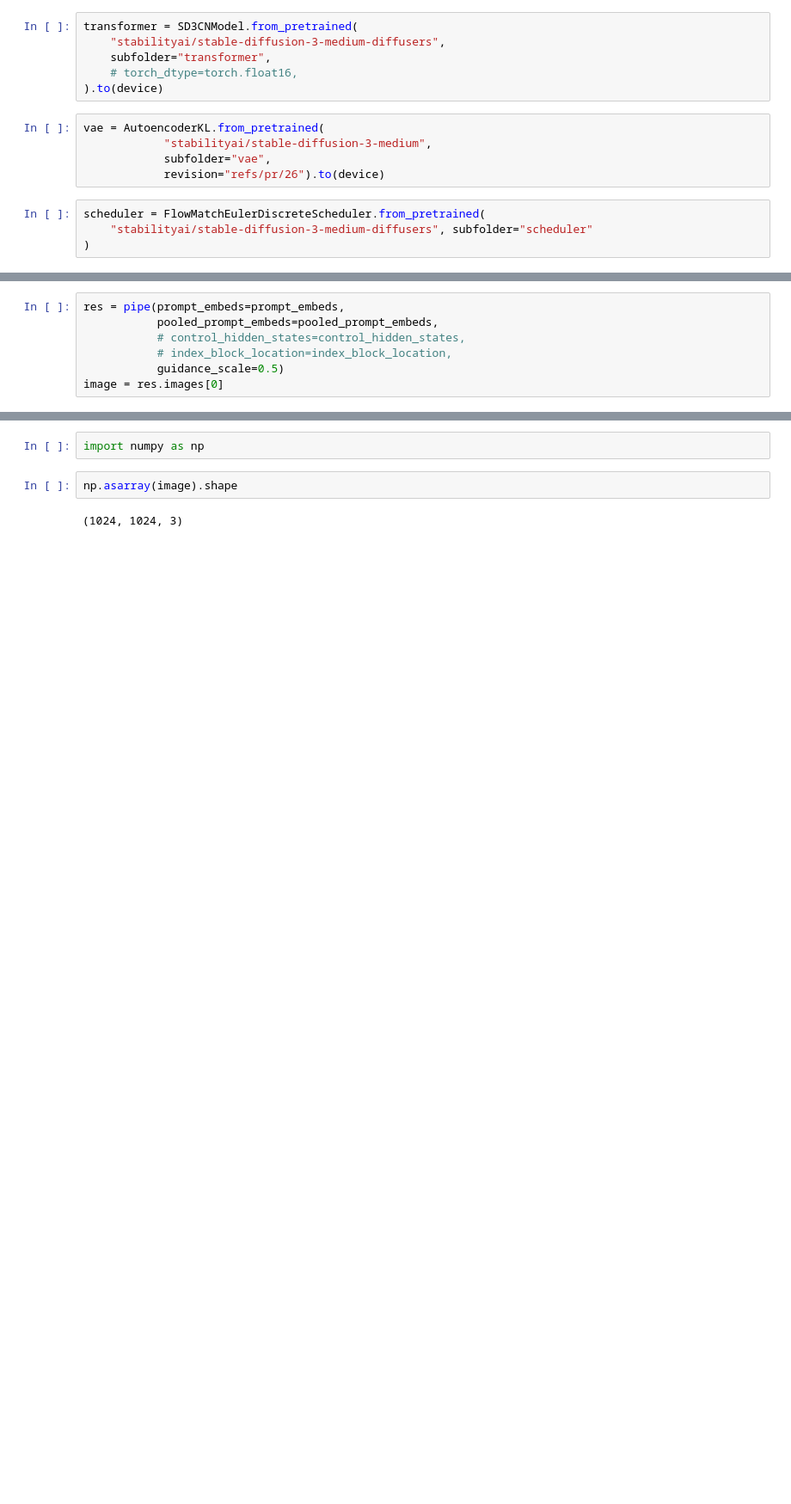
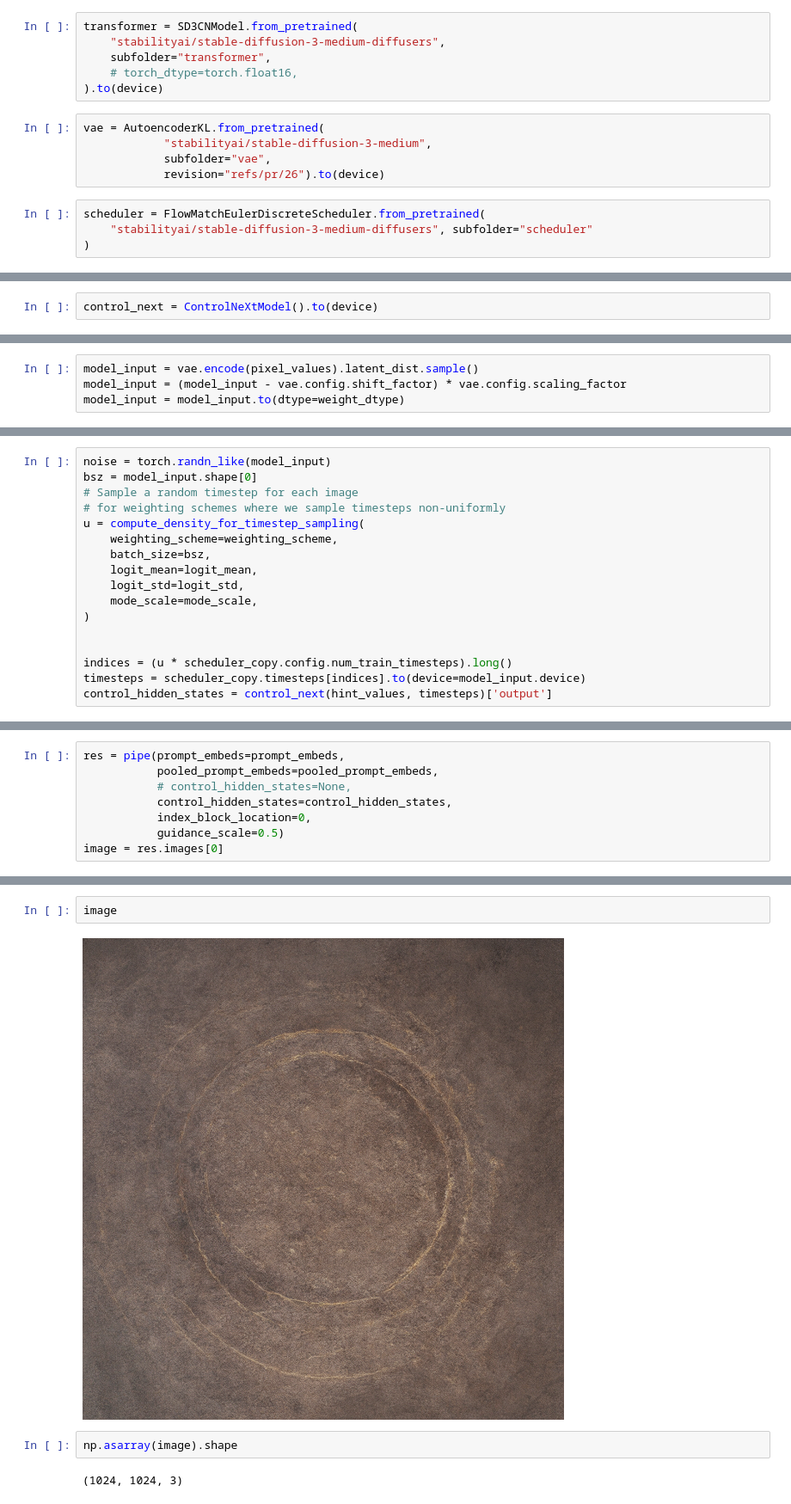
Before and after one commit to seungjungjin-pf/diffusion, a Jupyter notebook: pipeline_test.ipynb, the cells around one changed output, grey strips where cells are left out. Shown at 86% size. Drawn from its saved outputs; the diff is of its cells as text; blank space fills up the shorter version.

```diff
--- a/pipeline_test.ipynb
+++ b/pipeline_test.ipynb
@@ -48,0 +138,2 @@ pale golden rod circle with old lace background
+# %%
+control_next = ControlNeXtModel().to(device)
@@ -48,0 +189,4 @@ pale golden rod circle with old lace background
+# %%
+model_input = vae.encode(pixel_values).latent_dist.sample()
+model_input = (model_input - vae.config.shift_factor) * vae.config.scaling_factor
+model_input = model_input.to(dtype=weight_dtype)
@@ -48,0 +213,17 @@ pale golden rod circle with old lace background
+# %%
+noise = torch.randn_like(model_input)
+bsz = model_input.shape[0]
+# Sample a random timestep for each image
+# for weighting schemes where we sample timesteps non-uniformly
+u = compute_density_for_timestep_sampling(
+    weighting_scheme=weighting_scheme,
+    batch_size=bsz,
+    logit_mean=logit_mean,
+    logit_std=logit_std,
+    mode_scale=mode_scale,
+)
+
+
+indices = (u * scheduler_copy.config.num_train_timesteps).long()
+timesteps = scheduler_copy.timesteps[indices].to(device=model_input.device)
+control_hidden_states = control_next(hint_values, timesteps)['output']
@@ -51,8 +257,9 @@ pipe = SD3CNPipeline(transformer, scheduler, vae, device)
 # %%
 res = pipe(prompt_embeds=prompt_embeds,
            pooled_prompt_embeds=pooled_prompt_embeds,
-           # control_hidden_states=control_hidden_states,
-           # index_block_location=index_block_location,
+           # control_hidden_states=None,
+           control_hidden_states=control_hidden_states,
+           index_block_location=0,
            guidance_scale=0.5)
 image = res.images[0]
 # %% [output]
@@ -76,5 +273,7 @@ ipdb>  q
 # %%
-import numpy as np
+image
+# %% [output]
+[figure, added]
 # %%
 np.asarray(image).shape
 # %% [output]
```
Also changed, not shown: parts of 44 cells of this notebook, 7 other files.
